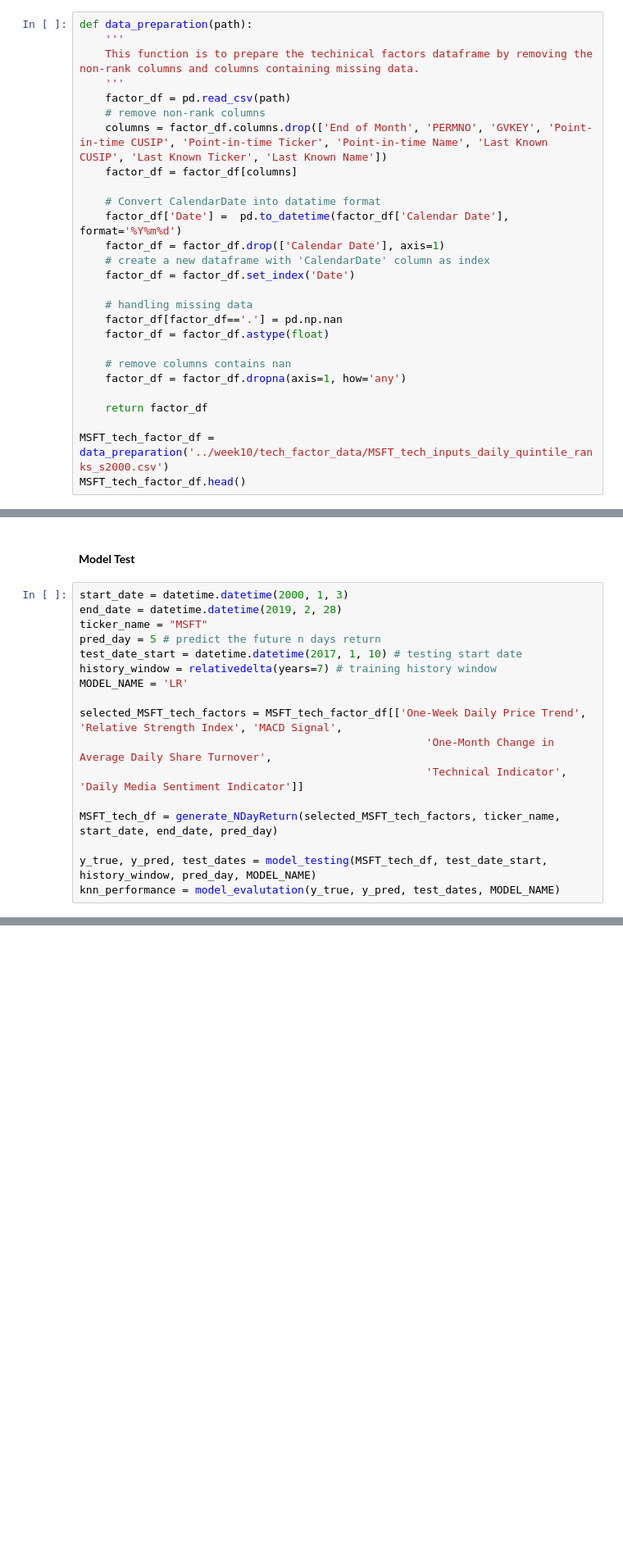
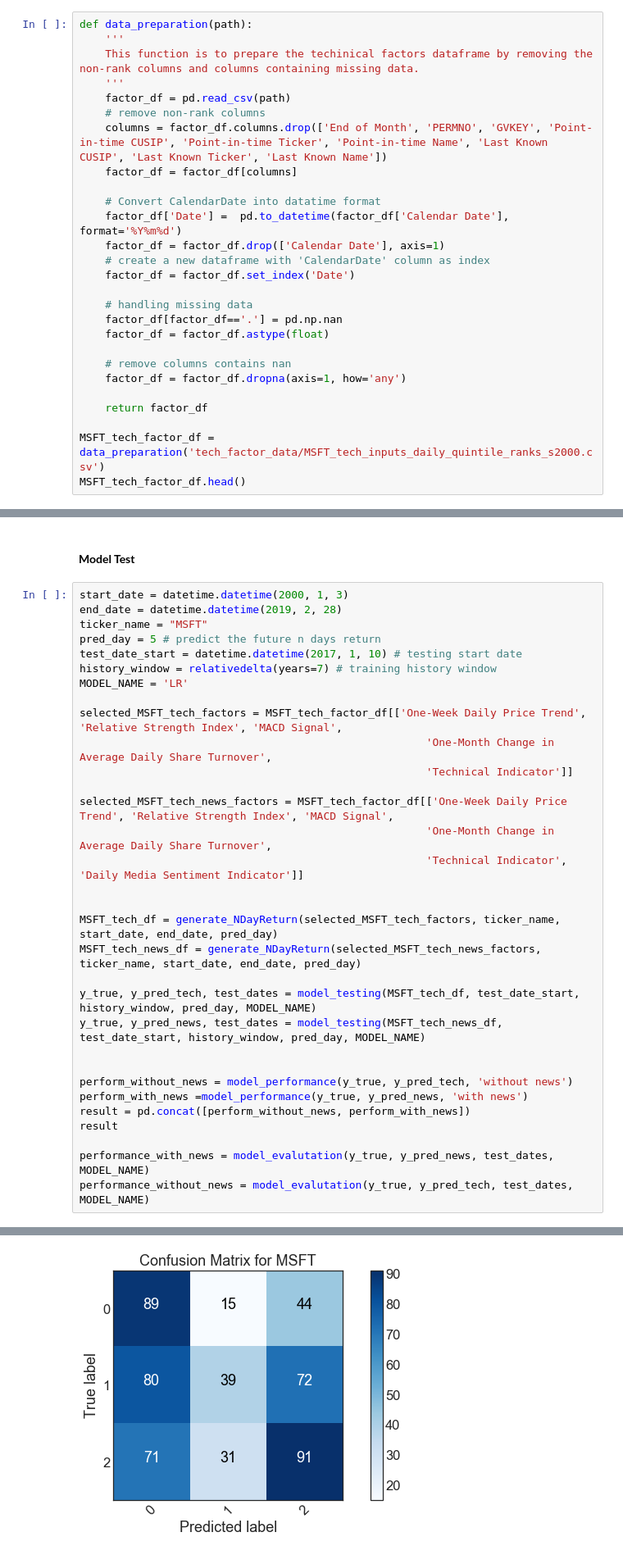
Before and after one commit to bondxue/FRE-7871-News-Analytics-and-Machine-Learning, a Jupyter notebook: News-Based-Trading-Strategy-Project/MSFT_NLPFactorTest.ipynb, the cells around one changed output, grey strips where cells are left out. Shown: that part at 82% size. Saved outputs shown, nothing was run; the diff lists cells and outputs as text; blank space fills up the shorter version.

```diff
--- a/News-Based-Trading-Strategy-Project/MSFT_NLPFactorTest.ipynb
+++ b/News-Based-Trading-Strategy-Project/MSFT_NLPFactorTest.ipynb
@@ -76,7 +74,7 @@ def data_preparation(path):
 
     return factor_df
 
-MSFT_tech_factor_df = data_preparation('../week10/tech_factor_data/MSFT_tech_inputs_daily_quintile_ranks_s2000.csv')
+MSFT_tech_factor_df = data_preparation('tech_factor_data/MSFT_tech_inputs_daily_quintile_ranks_s2000.csv')
 MSFT_tech_factor_df.head()
 # %% [output]
 |  | One-Week Daily Price Trend | One-Month Daily Price Trend | Three-Month Daily Price Trend | Nine-Month Daily Price Trend | ... |
@@ -352,23 +350,39 @@ def model_evalutation(y_true, y_pred, test_dates, model_name):
 # %%
 start_date = datetime.datetime(2000, 1, 3)
 end_date = datetime.datetime(2019, 2, 28)
 ticker_name = "MSFT"
 pred_day = 5 # predict the future n days return
 test_date_start = datetime.datetime(2017, 1, 10) # testing start date
 history_window = relativedelta(years=7) # training history window
 MODEL_NAME = 'LR'
 
 selected_MSFT_tech_factors = MSFT_tech_factor_df[['One-Week Daily Price Trend', 'Relative Strength Index', 'MACD Signal',
                                                       'One-Month Change in Average Daily Share Turnover',
+                                                      'Technical Indicator']]
+
+selected_MSFT_tech_news_factors = MSFT_tech_factor_df[['One-Week Daily Price Trend', 'Relative Strength Index', 'MACD Signal',
+                                                      'One-Month Change in Average Daily Share Turnover',
                                                       'Technical Indicator', 'Daily Media Sentiment Indicator']]
 
+
 MSFT_tech_df = generate_NDayReturn(selected_MSFT_tech_factors, ticker_name, start_date, end_date, pred_day)
+MSFT_tech_news_df = generate_NDayReturn(selected_MSFT_tech_news_factors, ticker_name, start_date, end_date, pred_day)
 
-y_true, y_pred, test_dates = model_testing(MSFT_tech_df, test_date_start, history_window, pred_day, MODEL_NAME)
-knn_performance = model_evalutation(y_true, y_pred, test_dates, MODEL_NAME)
+y_true, y_pred_tech, test_dates = model_testing(MSFT_tech_df, test_date_start, history_window, pred_day, MODEL_NAME)
+y_true, y_pred_news, test_dates = model_testing(MSFT_tech_news_df, test_date_start, history_window, pred_day, MODEL_NAME)
+
+
+perform_without_news = model_performance(y_true, y_pred_tech, 'without news')
+perform_with_news =model_performance(y_true, y_pred_news, 'with news')
+result = pd.concat([perform_without_news, perform_with_news])
+result
+
+performance_with_news = model_evalutation(y_true, y_pred_news, test_dates, MODEL_NAME)
+performance_without_news = model_evalutation(y_true, y_pred_tech, test_dates, MODEL_NAME)
 # %% [output]
 [figure]
 [figure]
 [figure]
   Model  Accuracy  Precision    Recall    F1wght   F1micro
 0    LR  0.415414   0.440157  0.415414  0.402478  0.415414
+[figure, added]
```
Also changed, not shown: parts of 3 cells of this notebook, 4 other files.
